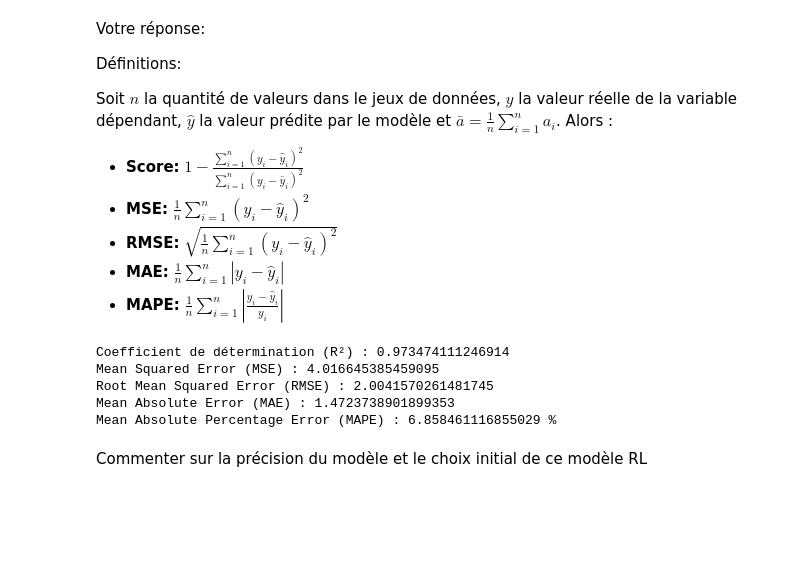
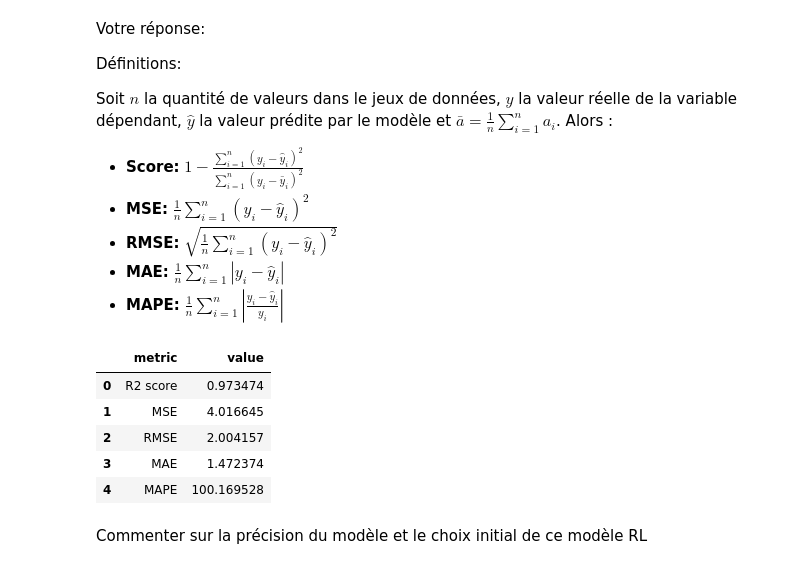
Before and after one commit to baunilhamarga/ei-climat, a Jupyter notebook: support-files/Etudes_EI_ST4/etude1_RLsimple/Etude1_RLsimple.ipynb, the cells around one changed output. Cells and saved outputs as stored; diff of their text form; code cells hidden in the pictures; blank space fills up the shorter version.

```diff
--- a/support-files/Etudes_EI_ST4/etude1_RLsimple/Etude1_RLsimple.ipynb
+++ b/support-files/Etudes_EI_ST4/etude1_RLsimple/Etude1_RLsimple.ipynb
@@ -96,0 +91,7 @@ y = df['y'].copy()
+# %%
+x = df[["x"]]
+y = df["y"]
+print("Variable indépendante: x")
+print("Variable dépendante: y")
+display(x.head())
+display(y.head())
@@ -155,15 +173,11 @@ from sklearn.linear_model import LinearRegression
 model_RL = LinearRegression()
 
 # Training the model on the data
-# model_RL.fit(x,y)
+model_RL.fit(x,y)
 
-# The code does not work because the fit method expects a
-# 2D array for the independent variable (x) and a 1D array
-# for the dependent variable (y). To fix this, we need to reshape
-# x to be a 2D array. We can do this by using the reshape method
-# from numpy. Here is the corrected code:
-x_reshaped = x.values.reshape(-1, 1)
-model_RL.fit(x_reshaped, y)
+# The original code fails if x is passed as a one-dimensional Series.
+# Keeping x = df1[["x"]] fixes the shape expected by Scikit-Learn.
+model_RL
 # %% [output]
 LinearRegression()
 # %% [markdown]
@@ -189,7 +203,7 @@ Avant de développer vos propres fonctions en Machine Learning, prenez l'habitud
 * L'entrée (input): x
 * La sortie (output): nommée ypred
 # %%
-y_pred = model_RL.predict(x_reshaped)
+y_pred = model_RL.predict(x)
 # %% [markdown]
 12. Donner la définition et ensuite déterminer le score, les erreurs MSE, RMSE, MAE, MAPE du modèle model_RL
 
@@ -205,23 +219,27 @@ Soit $n$ la quantité de valeurs dans le jeux de données, $y$ la valeur réelle
 * **RMSE:** $ \sqrt{\frac{1}{n}\sum_{i=1}^n{\left(y_i-\hat{y}_i\right)^2}} $
 * **MAE:** $ \frac{1}{n}\sum_{i=1}^n{\left|y_i-\hat{y}_i\right|} $
 * **MAPE:** $ \frac{1}{n}\sum_{i=1}^n{\left|\frac{y_i-\hat{y}_i}{y_i}\right|} $
-# %%
-R2 = model_RL.score(x_reshaped, y)
-print("Coefficient de détermination (R²) :", R2)
-MSE = np.mean((y - y_pred) ** 2)
-print("Mean Squared Error (MSE) :", MSE)
-RMSE = np.sqrt(MSE)
-print("Root Mean Squared Error (RMSE) :", RMSE)
-MAE = np.mean(np.abs(y - y_pred))
-print("Mean Absolute Error (MAE) :", MAE)
-MAPE = np.mean(np.abs((y - y_pred) / y)) * 100
-print("Mean Absolute Percentage Error (MAPE) :", MAPE, "%")
-# %% [output]
-Coefficient de détermination (R²) : 0.973474111246914
-Mean Squared Error (MSE) : 4.016645385459095
-Root Mean Squared Error (RMSE) : 2.0041570261481745
-Mean Absolute Error (MAE) : 1.4723738901899353
-Mean Absolute Percentage Error (MAPE) : 6.858461116855029 %
+# %%
+from sklearn.metrics import mean_absolute_error, mean_absolute_percentage_error, mean_squared_error
+
+score = model_RL.score(x, y)
+mse = mean_squared_error(y, y_pred)
+rmse = np.sqrt(mse)
+mae = mean_absolute_error(y, y_pred)
+mape = mean_absolute_percentage_error(y, y_pred * 100)
+
+metrics_df1 = pd.DataFrame({
+    "metric": ["R2 score", "MSE", "RMSE", "MAE", "MAPE"],
+    "value": [score, mse, rmse, mae, mape],
+})
+metrics_df1
+# %% [output]
+|  | metric | value |
+| 0 | R2 score | 0.973474 |
+| 1 | MSE | 4.016645 |
+| 2 | RMSE | 2.004157 |
+| 3 | MAE | 1.472374 |
+| 4 | MAPE | 100.169528 |
 # %% [markdown]
 Commenter sur la précision du modèle et le choix initial de ce modèle RL
 # %% [markdown]
```
Also changed, not shown: parts of 6 cells of this notebook, 1 other file.
